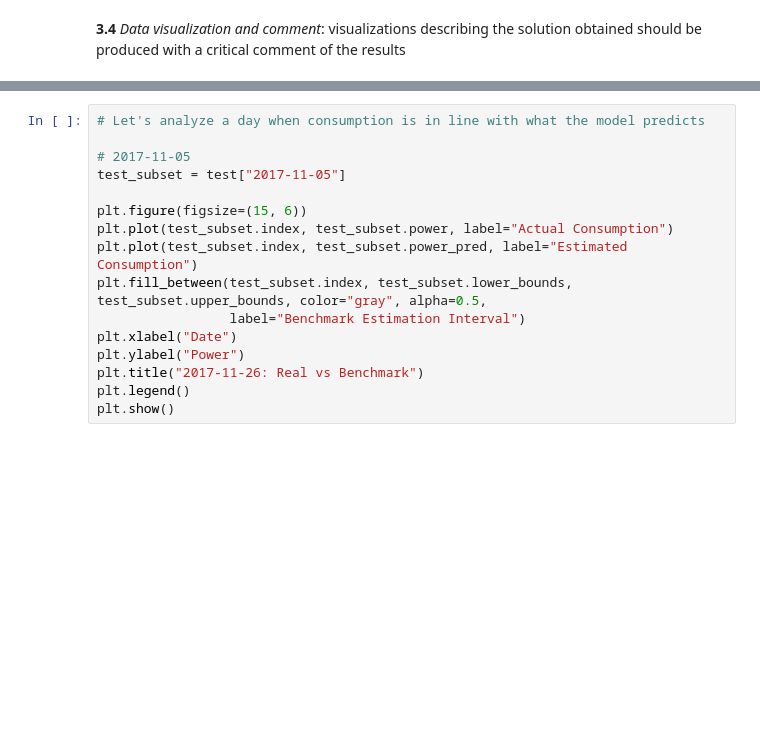
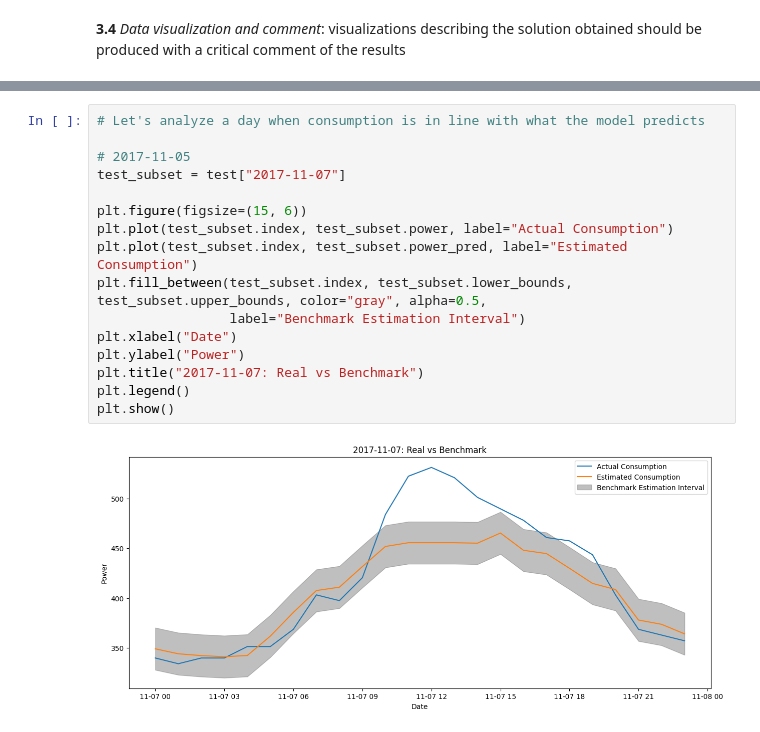
Before and after one commit to lucaparimbelli-ABB/data-science-and-ai-for-industrial-systems, a Jupyter notebook: exam.ipynb, the cells around one changed output, grey strips where cells are left out. Saved outputs shown, nothing was run; the diff lists cells and outputs as text; blank space fills up the shorter version.

```diff
--- a/exam.ipynb
+++ b/exam.ipynb
@@ -1138,16 +1159,18 @@ plt.show()
 # %%
 # Let's analyze a day when consumption is in line with what the model predicts
 
 # 2017-11-05
-test_subset = test["2017-11-05"]
+test_subset = test["2017-11-07"]
 
 plt.figure(figsize=(15, 6))
 plt.plot(test_subset.index, test_subset.power, label="Actual Consumption")
 plt.plot(test_subset.index, test_subset.power_pred, label="Estimated Consumption")
 plt.fill_between(test_subset.index, test_subset.lower_bounds, test_subset.upper_bounds, color="gray", alpha=0.5,
                  label="Benchmark Estimation Interval")
 plt.xlabel("Date")
 plt.ylabel("Power")
-plt.title("2017-11-26: Real vs Benchmark")
+plt.title("2017-11-07: Real vs Benchmark")
 plt.legend()
 plt.show()
+# %% [output]
+[figure, added]
```
Also changed, not shown: parts of 9 cells of this notebook, 1 other file.
